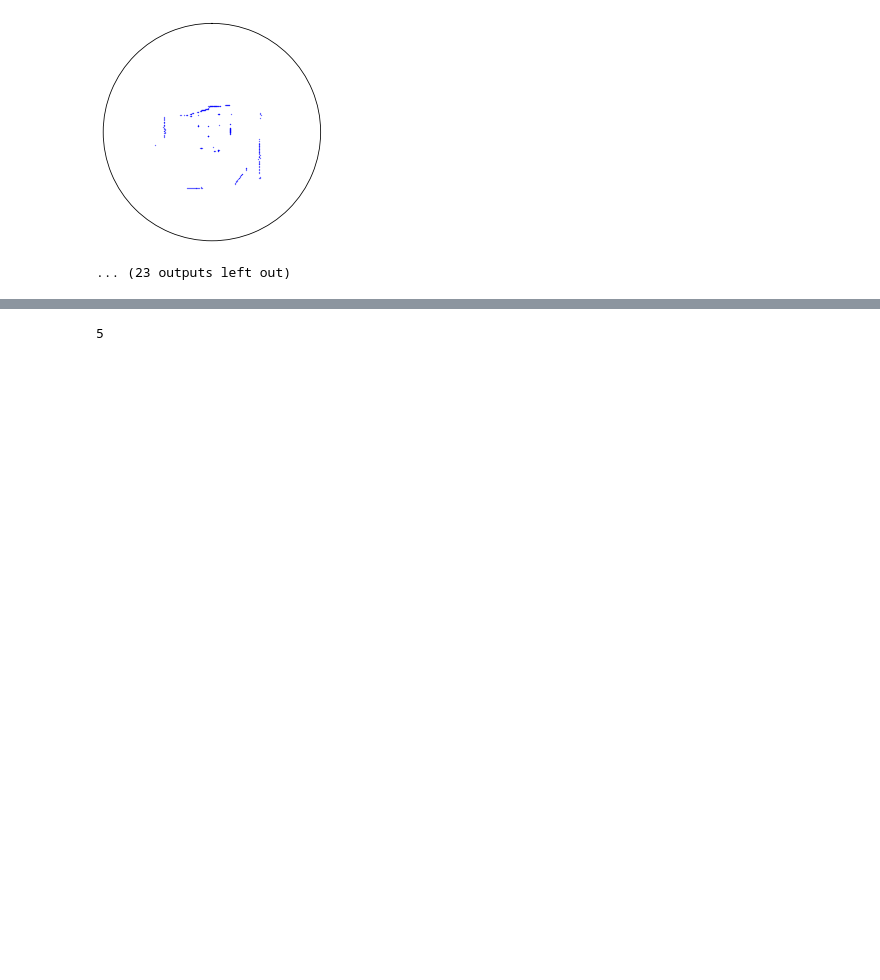
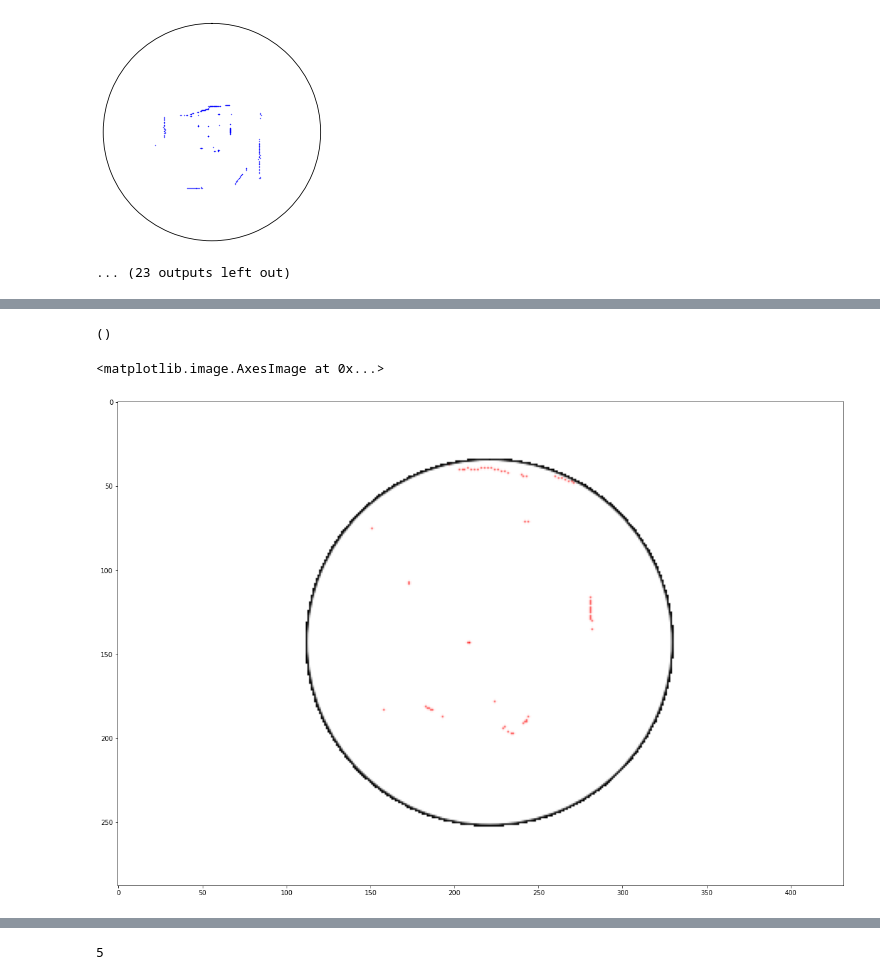
Before and after one commit to Zack-Xu-0419/MecanumBot, a Jupyter notebook: lidarAnalysis/lidarProcessing.ipynb, the cells around one changed output, grey strips where cells are left out. Saved outputs shown, nothing was run; the diff lists cells and outputs as text; code cells hidden in the pictures; blank space fills up the shorter version.

```diff
--- a/lidarAnalysis/lidarProcessing.ipynb
+++ b/lidarAnalysis/lidarProcessing.ipynb
@@ -71,0 +111,33 @@ import time
+# %%
+import cv2
+
+# Load the image
+image = cv2.imread("1.png")
+
+# Convert the image to grayscale
+gray = cv2.cvtColor(image, cv2.COLOR_BGR2GRAY)
+
+# Set the minimum size of the blobs to detect
+params = cv2.SimpleBlobDetector_Params()
+params.minThreshold = 100
+params.maxThreshold = 255
+
+# Detect blobs in the image
+detector = cv2.SimpleBlobDetector_create(params)
+blobs = detector.detect(gray)
+
+print(blobs)
+
+# Loop over the detected blobs and draw a circle around them
+for blob in blobs:
+    print(blob)
+    x, y, w, h = blob
+    cv2.circle(image, (x, y), w, (0, 255, 0), 2)
+
+# Show the image with the blobs circled
+fig = plt.figure(figsize=(20, 20))
+plt.imshow(image)
+# %% [output]
+()
+<matplotlib.image.AxesImage at 0x...>
+[figure, added]
```
Also changed, not shown: parts of 5 cells of this notebook, 6 other files.
